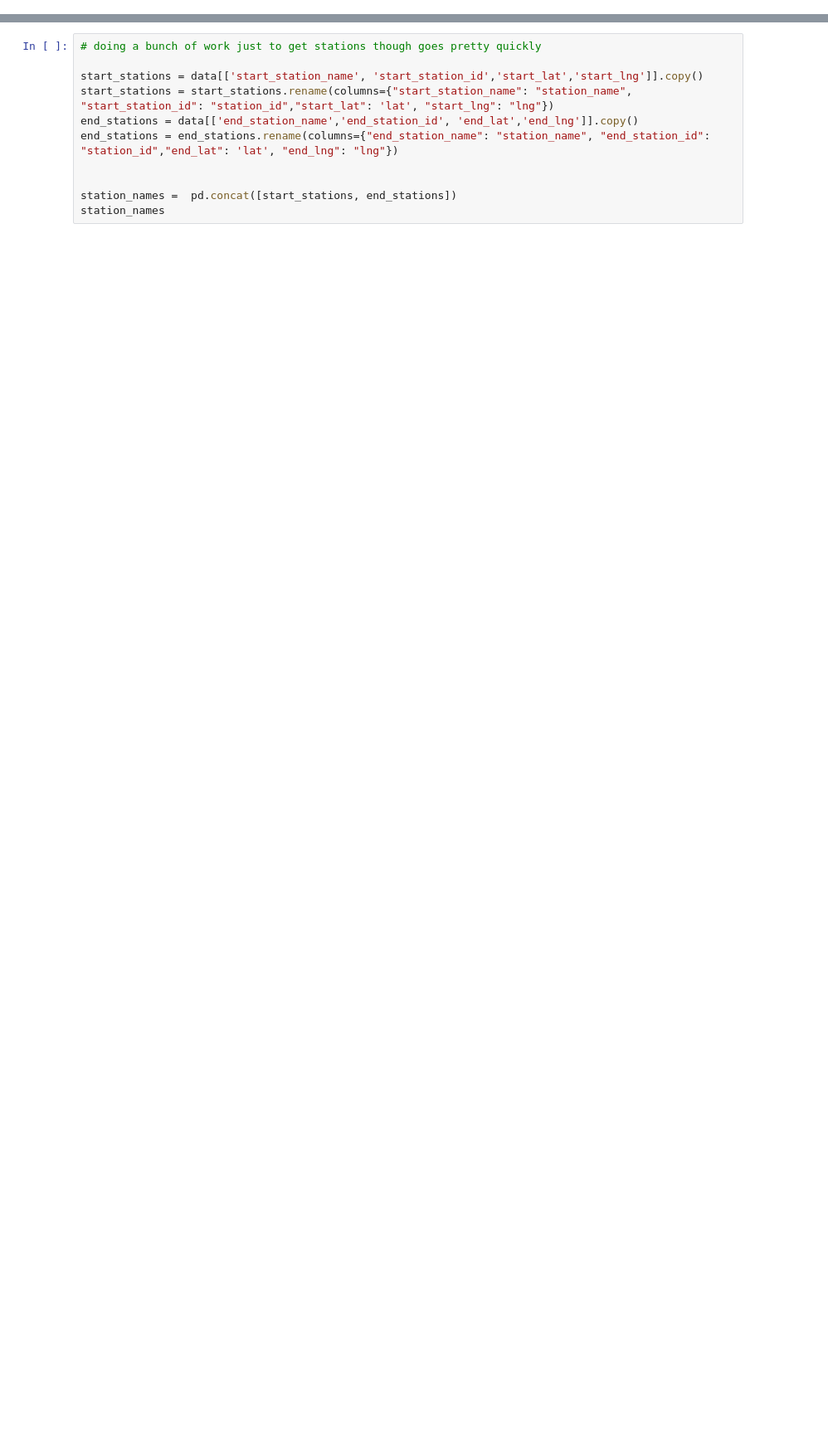
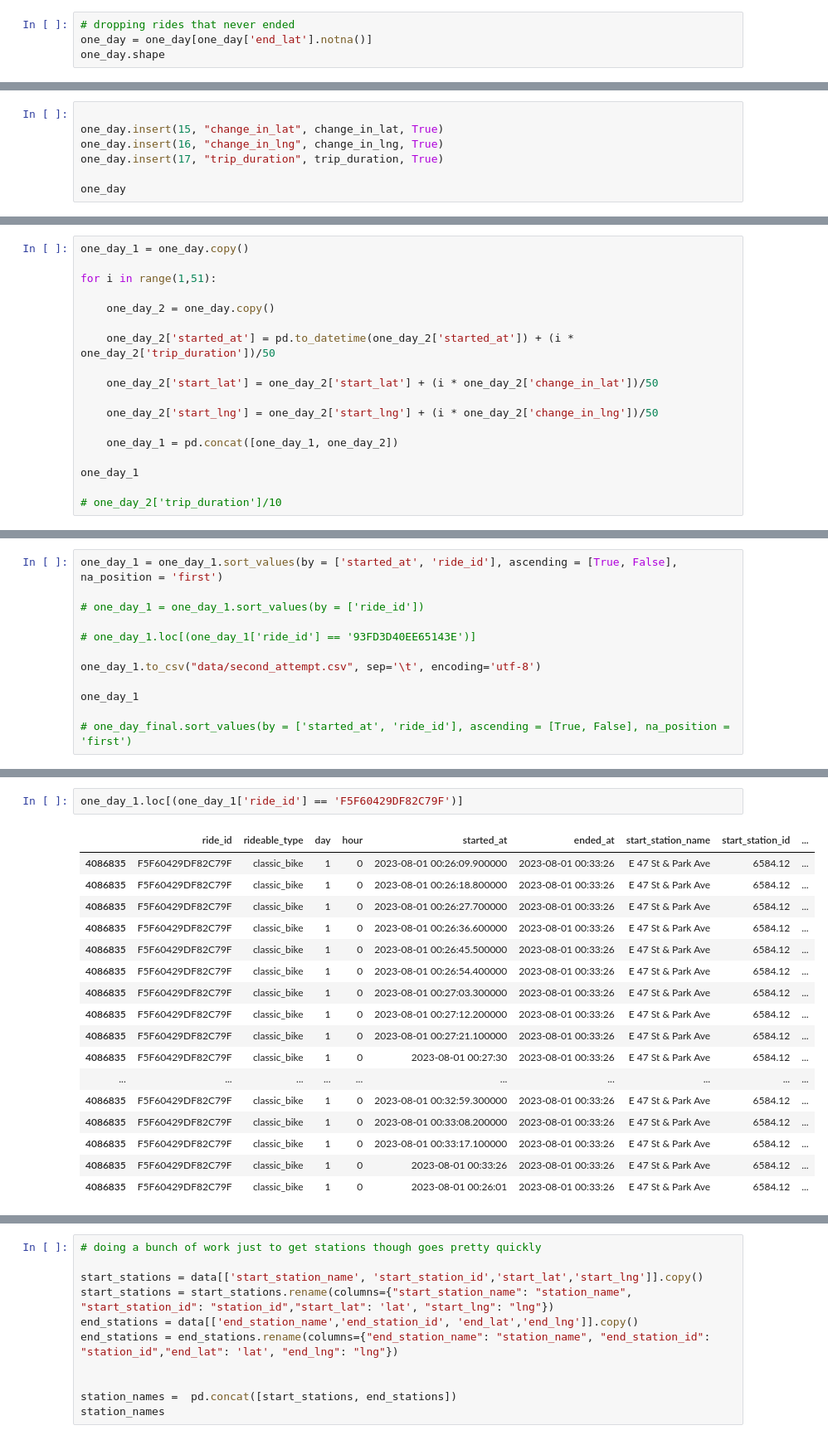
Before and after one commit to michaelrios2015/citi_bike, a Jupyter notebook: project.ipynb, the cells around one changed output, grey strips where cells are left out. Shown at 83% size. Drawn from its saved outputs; the diff is of its cells as text; blank space fills up the shorter version.

```diff
--- a/project.ipynb
+++ b/project.ipynb
@@ -11,0 +89,4 @@ data.shape
+# %%
+# dropping rides that never ended
+one_day = one_day[one_day['end_lat'].notna()]
+one_day.shape
@@ -11,0 +122,7 @@ data.shape
+# %%
+
+one_day.insert(15, "change_in_lat", change_in_lat, True)
+one_day.insert(16, "change_in_lng", change_in_lng, True)
+one_day.insert(17, "trip_duration", trip_duration, True)
+
+one_day
@@ -11,0 +143,18 @@ data.shape
+# %%
+one_day_1 = one_day.copy()
+
+for i in range(1,51):
+
+    one_day_2 = one_day.copy()
+
+    one_day_2['started_at'] = pd.to_datetime(one_day_2['started_at']) + (i * one_day_2['trip_duration'])/50
+
+    one_day_2['start_lat'] = one_day_2['start_lat'] + (i * one_day_2['change_in_lat'])/50
+
+    one_day_2['start_lng'] = one_day_2['start_lng'] + (i * one_day_2['change_in_lng'])/50
+
+    one_day_1 = pd.concat([one_day_1, one_day_2])
+
+one_day_1
+
+# one_day_2['trip_duration']/10
@@ -11,0 +175,12 @@ data.shape
+# %%
+one_day_1 = one_day_1.sort_values(by = ['started_at', 'ride_id'], ascending = [True, False], na_position = 'first')
+
+# one_day_1 = one_day_1.sort_values(by = ['ride_id'])
+
+# one_day_1.loc[(one_day_1['ride_id'] == '93FD3D40EE65143E')]
+
+one_day_1.to_csv("data/second_attempt.csv", sep='\t', encoding='utf-8')
+
+one_day_1
+
+# one_day_final.sort_values(by = ['started_at', 'ride_id'], ascending = [True, False], na_position = 'first')
@@ -11,0 +201,20 @@ data.shape
+# %%
+one_day_1.loc[(one_day_1['ride_id'] == 'F5F60429DF82C79F')]
+# %% [output]
+|  | ride_id | rideable_type | day | hour | started_at | ended_at | start_station_name | start_station_id | ... |
+| 4086835 | F5F60429DF82C79F | classic_bike | 1 | 0 | 2023-08-01 00:26:09.900000 | 2023-08-01 00:33:26 | E 47 St & Park Ave | 6584.12 | ... |
+| 4086835 | F5F60429DF82C79F | classic_bike | 1 | 0 | 2023-08-01 00:26:18.800000 | 2023-08-01 00:33:26 | E 47 St & Park Ave | 6584.12 | ... |
+| 4086835 | F5F60429DF82C79F | classic_bike | 1 | 0 | 2023-08-01 00:26:27.700000 | 2023-08-01 00:33:26 | E 47 St & Park Ave | 6584.12 | ... |
+| 4086835 | F5F60429DF82C79F | classic_bike | 1 | 0 | 2023-08-01 00:26:36.600000 | 2023-08-01 00:33:26 | E 47 St & Park Ave | 6584.12 | ... |
+| 4086835 | F5F60429DF82C79F | classic_bike | 1 | 0 | 2023-08-01 00:26:45.500000 | 2023-08-01 00:33:26 | E 47 St & Park Ave | 6584.12 | ... |
+| 4086835 | F5F60429DF82C79F | classic_bike | 1 | 0 | 2023-08-01 00:26:54.400000 | 2023-08-01 00:33:26 | E 47 St & Park Ave | 6584.12 | ... |
+| 4086835 | F5F60429DF82C79F | classic_bike | 1 | 0 | 2023-08-01 00:27:03.300000 | 2023-08-01 00:33:26 | E 47 St & Park Ave | 6584.12 | ... |
+| 4086835 | F5F60429DF82C79F | classic_bike | 1 | 0 | 2023-08-01 00:27:12.200000 | 2023-08-01 00:33:26 | E 47 St & Park Ave | 6584.12 | ... |
+| 4086835 | F5F60429DF82C79F | classic_bike | 1 | 0 | 2023-08-01 00:27:21.100000 | 2023-08-01 00:33:26 | E 47 St & Park Ave | 6584.12 | ... |
+| 4086835 | F5F60429DF82C79F | classic_bike | 1 | 0 | 2023-08-01 00:27:30 | 2023-08-01 00:33:26 | E 47 St & Park Ave | 6584.12 | ... |
+| ... | ... | ... | ... | ... | ... | ... | ... | ... | ... |
+| 4086835 | F5F60429DF82C79F | classic_bike | 1 | 0 | 2023-08-01 00:32:59.300000 | 2023-08-01 00:33:26 | E 47 St & Park Ave | 6584.12 | ... |
+| 4086835 | F5F60429DF82C79F | classic_bike | 1 | 0 | 2023-08-01 00:33:08.200000 | 2023-08-01 00:33:26 | E 47 St & Park Ave | 6584.12 | ... |
+| 4086835 | F5F60429DF82C79F | classic_bike | 1 | 0 | 2023-08-01 00:33:17.100000 | 2023-08-01 00:33:26 | E 47 St & Park Ave | 6584.12 | ... |
+| 4086835 | F5F60429DF82C79F | classic_bike | 1 | 0 | 2023-08-01 00:33:26 | 2023-08-01 00:33:26 | E 47 St & Park Ave | 6584.12 | ... |
+| 4086835 | F5F60429DF82C79F | classic_bike | 1 | 0 | 2023-08-01 00:26:01 | 2023-08-01 00:33:26 | E 47 St & Park Ave | 6584.12 | ... |
```
Also changed, not shown: parts of 26 cells of this notebook.
